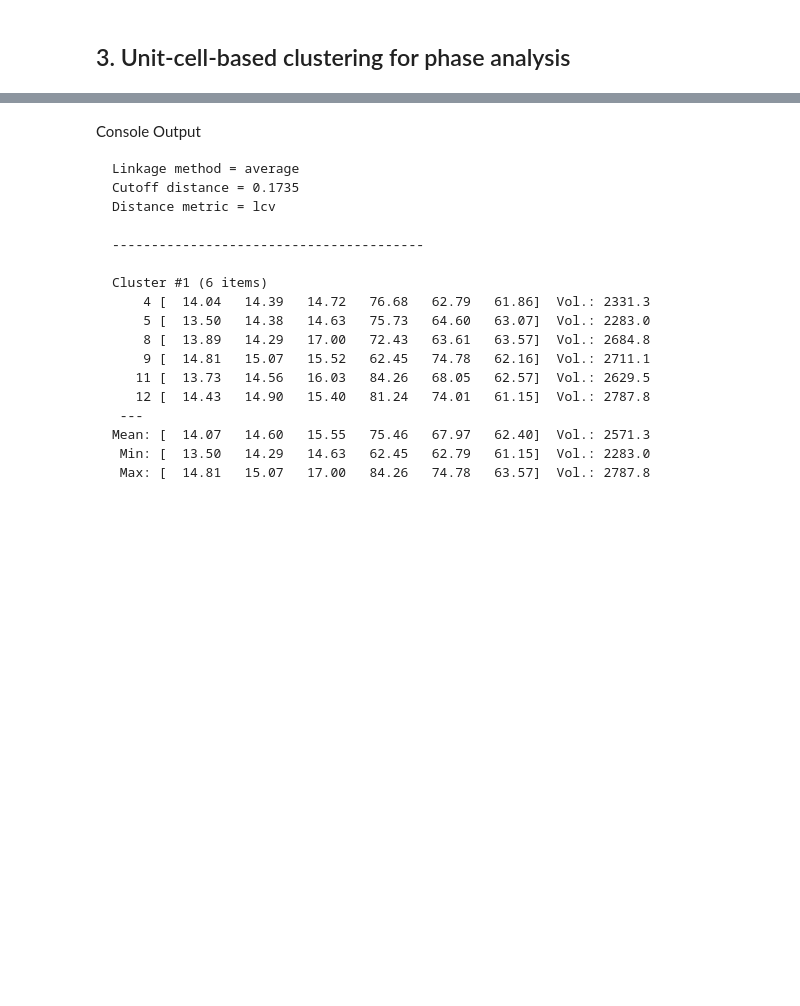
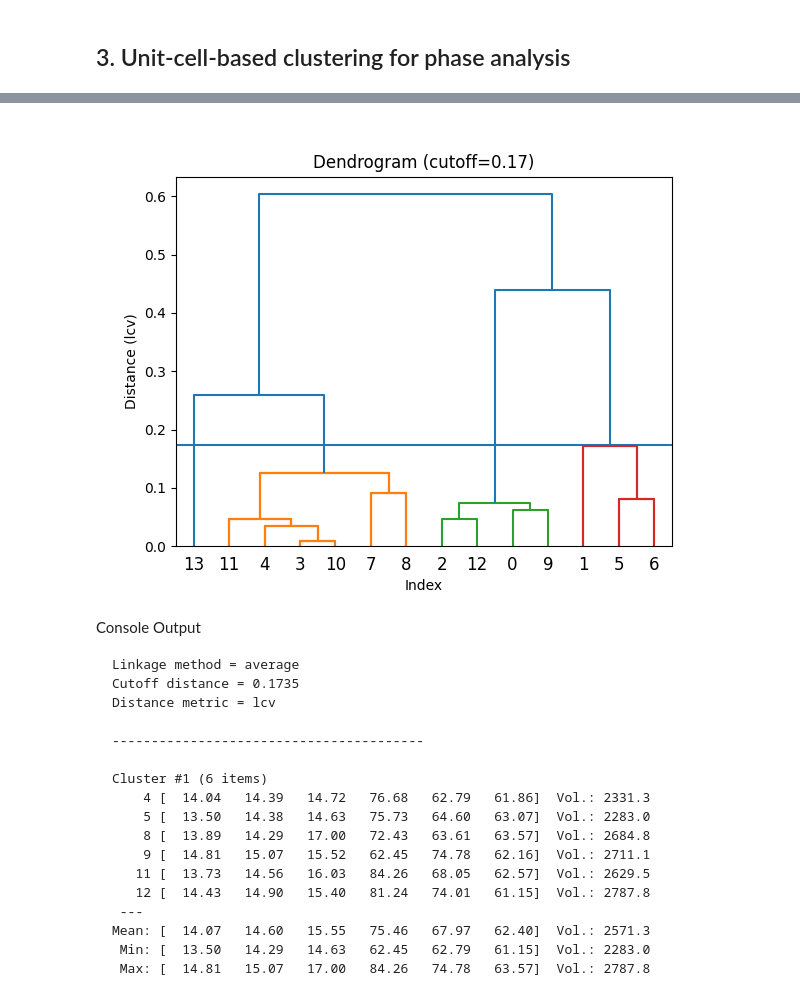
Before and after one commit to instamatic-dev/edtools, a Jupyter notebook: docs/examples/edtools_demo.ipynb, the cells around one changed output, grey strips where cells are left out. Cells and saved outputs as stored; diff of their text form; code cells hidden in the pictures; blank space fills up the shorter version.

Commit message:
Fix image urls (#16)
* Test options

* Fix image urls

```diff
--- a/docs/examples/edtools_demo.ipynb
+++ b/docs/examples/edtools_demo.ipynb
@@ -78,3 +76,8 @@ Spgr    5 - Cell      13.69     25.42     14.90     90.00    115.84     90.00 -
+# %%
+from IPython.display import Image
+Image('find_cell_step3.png', embed=True)
+# %% [output]
+[figure, added]
 # %% [markdown]
 Console Output
 
```
Also changed, not shown: parts of 5 cells of this notebook.
